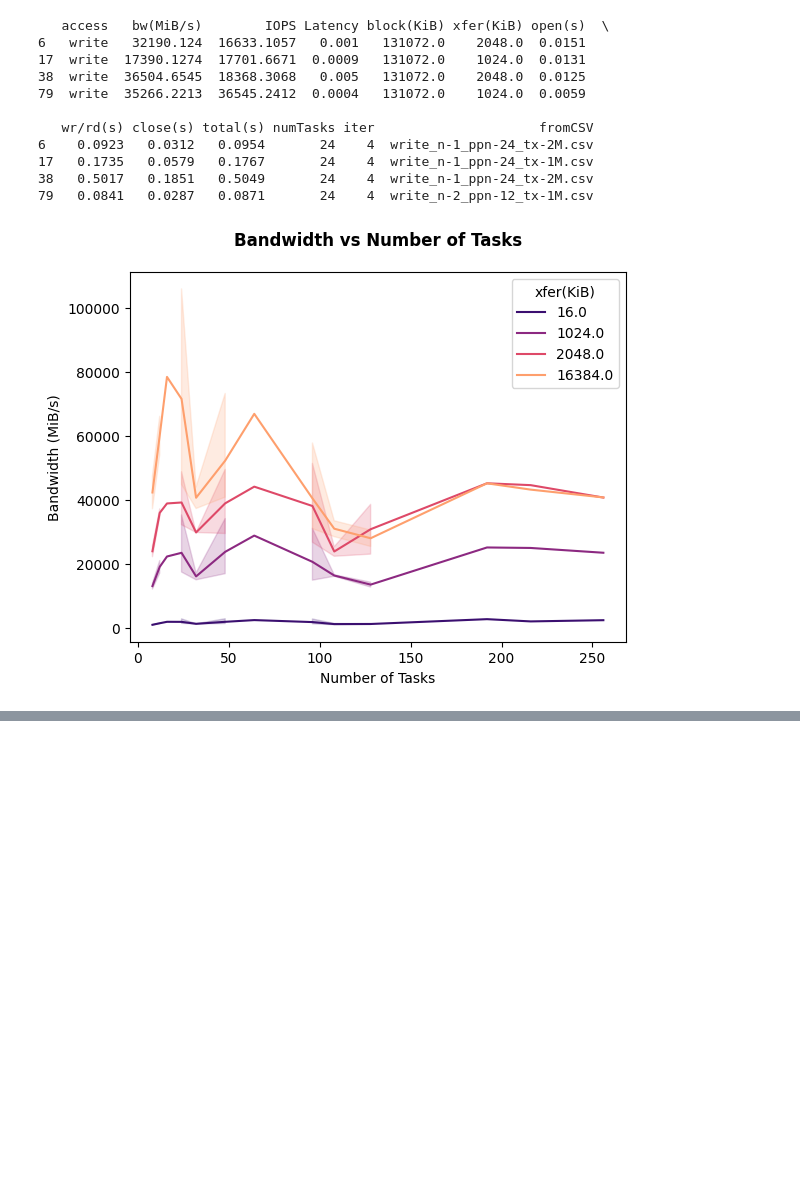
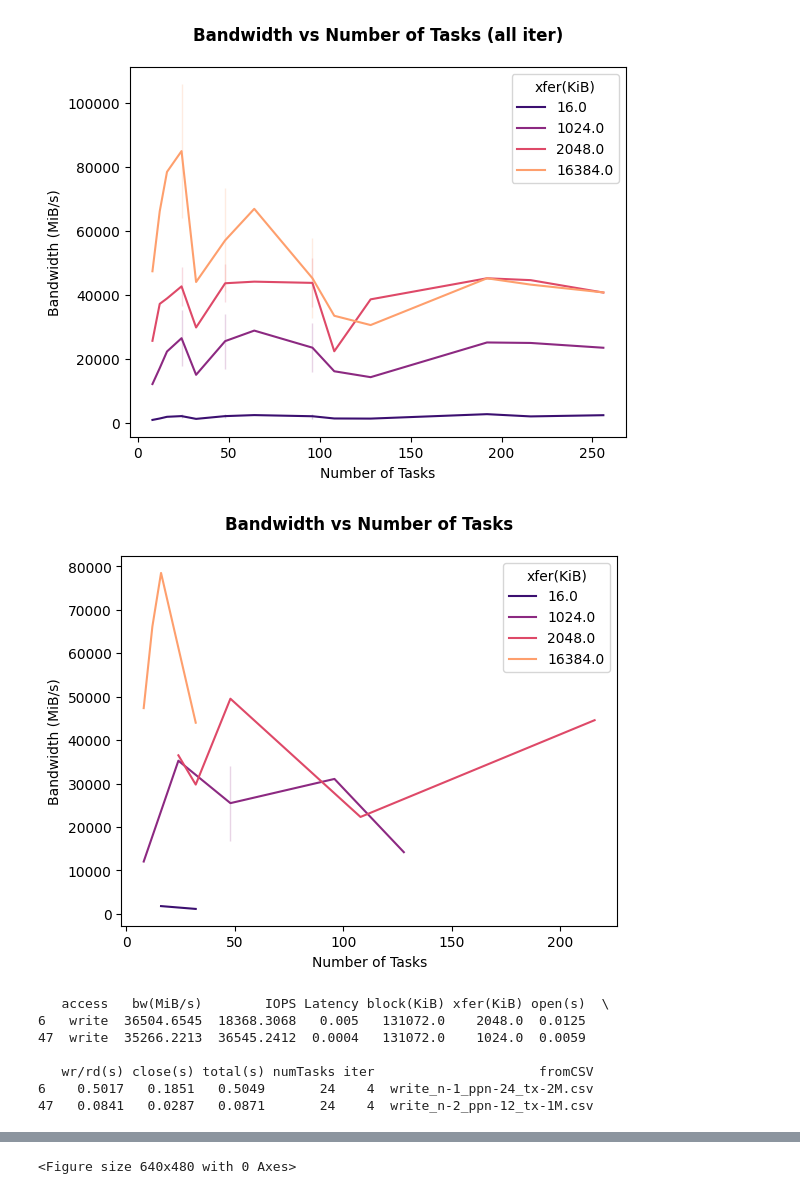
Before and after one commit to cissieAB/daos-benchmarking, a Jupyter notebook: plot_ior.ipynb, the cells around one changed output, grey strips where cells are left out. Cells and saved outputs as stored; diff of their text form; code cells hidden in the pictures; blank space fills up the shorter version.

Commit message:
small updates to ior graphs

```diff
--- a/plot_ior.ipynb
+++ b/plot_ior.ipynb
@@ -53,31 +41,49 @@ print(df.to_string())
 # %%
 palette = sns.color_palette("magma", len(df["xfer(KiB)"].unique()))
 ax = sns.lineplot(
                 data=df,
                 x="numTasks",
                 y="bw(MiB/s)",
                 hue="xfer(KiB)",
                 # style="rand_seq_type", dashes=dashes,
                 # marker='o',
                 # hue_order=hue_order,
                 # order=bs_order,
                 palette=palette
             )
 # ax.set_xticks(subdf["job options.numjobs"].unique())
 ax.set_xlabel("Number of Tasks")
 ax.set_ylabel("Bandwidth (MiB/s)")
-ax.set_title("Bandwidth vs Number of Tasks", weight="bold", x=0.5, y=1.05)
-print(df[((df['numTasks']==24) & (df['iter']==4))])
+ax.set_title("Bandwidth vs Number of Tasks (all iter)", weight="bold", x=0.5, y=1.05)
+plt.show()
+plt.clf()
+for i in df["iter"].unique():
+    subdf = df[df['iter']==i]
+    ax = sns.lineplot(
+                    data=subdf,
+                    x="numTasks",
+                    y="bw(MiB/s)",
+                    hue="xfer(KiB)",
+                    # style="rand_seq_type", dashes=dashes,
+                    # marker='o',
+                    # hue_order=hue_order,
+                    # order=bs_order,
+                    palette=palette
+                )
+    # ax.set_xticks(subdf["job options.numjobs"].unique())
+    ax.set_xlabel("Number of Tasks")
+    ax.set_ylabel("Bandwidth (MiB/s)")
+    ax.set_title("Bandwidth vs Number of Tasks", weight="bold", x=0.5, y=1.05)
+    plt.show()
+    plt.clf()
+    print(df[((df['numTasks']==24) & (df['iter']==4))])
 # %% [output]
+[figure, new version]
+[figure, added]
    access   bw(MiB/s)        IOPS Latency block(KiB) xfer(KiB) open(s)  \
-6   write   32190.124  16633.1057   0.001   131072.0    2048.0  0.0151
-17  write  17390.1274  17701.6671  0.0009   131072.0    1024.0  0.0131
-38  write  36504.6545  18368.3068   0.005   131072.0    2048.0  0.0125
-79  write  35266.2213  36545.2412  0.0004   131072.0    1024.0  0.0059
+6   write  36504.6545  18368.3068   0.005   131072.0    2048.0  0.0125
+47  write  35266.2213  36545.2412  0.0004   131072.0    1024.0  0.0059
 
    wr/rd(s) close(s) total(s) numTasks iter                     fromCSV
-6    0.0923   0.0312   0.0954       24    4  write_n-1_ppn-24_tx-2M.csv
-17   0.1735   0.0579   0.1767       24    4  write_n-1_ppn-24_tx-1M.csv
-38   0.5017   0.1851   0.5049       24    4  write_n-1_ppn-24_tx-2M.csv
-79   0.0841   0.0287   0.0871       24    4  write_n-2_ppn-12_tx-1M.csv
+6    0.5017   0.1851   0.5049       24    4  write_n-1_ppn-24_tx-2M.csv
+47   0.0841   0.0287   0.0871       24    4  write_n-2_ppn-12_tx-1M.csv
-[figure, old version]
@@ -83,0 +122 @@ print(df[((df['numTasks']==24) & (df['iter']==4))])
+<Figure size 640x480 with 0 Axes>
```
Also changed, not shown: parts of 5 cells of this notebook, 1 other file.
